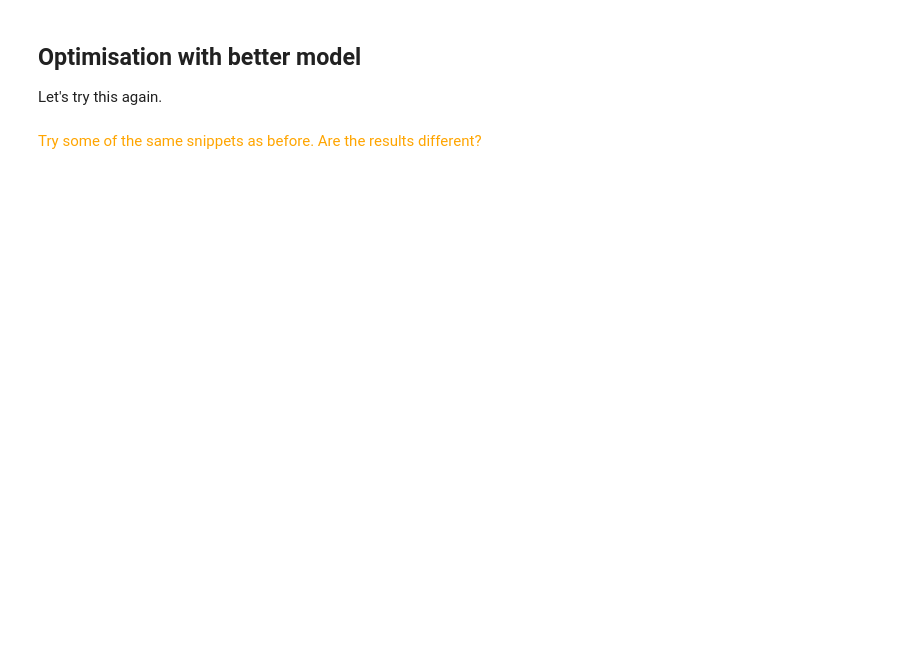
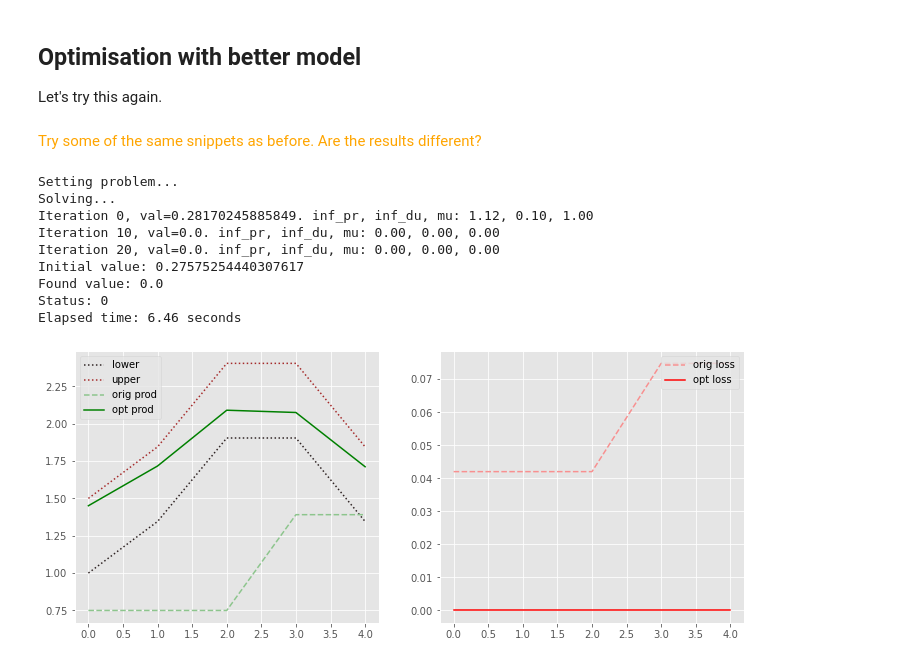
Before and after one commit to sintefmath/Digitalakademi, a Jupyter notebook: Details of Machine Learning and Optimisation/hands on/ML_opt.ipynb, the cells around one changed output. Drawn from its saved outputs; the diff is of its cells as text; code cells hidden in the pictures; blank space fills up the shorter version.

```diff
--- a/Details of Machine Learning and Optimisation/hands on/ML_opt.ipynb
+++ b/Details of Machine Learning and Optimisation/hands on/ML_opt.ipynb
@@ -955,7 +957,7 @@ k_model = KerasRegressor(build_fn=createModel, verbose=0)
 # Define the search
 random_search = RandomizedSearchCV(k_model, param_distributions=param_dist,
                                    scoring = "neg_mean_squared_error",
-                                   n_iter=1, cv=2, iid=False)
+                                   n_iter=1, cv=2)
 # %%
 # Run the search
 random_search.fit(X_train_scaled, y_train_scaled,
@@ -1004,13 +1041,24 @@ model2 = createModel(dropout_frac=random_search.best_params_['dropout_frac'],
 # %%
 # Strict curve
 rows = 5
 init = initial_values[:rows,:]
 
-obj = BetterProblem(rows, model2, fixed_heights, basic_callback, 1.0, 2.0, 0.5, 0.5)
+obj = BetterProblemSparse(rows, model2, fixed_heights, basic_callback, 1.0, 2.0, 0.5, 0.5)
 found = optimize_model(obj, init)
 
 fig, axs = plt.subplots(1,2, figsize=(12,5))
 plot_results(axs, init, found, obj)
+# %% [output]
+Setting problem...
+Solving...
+Iteration 0, val=0.28170245885849. inf_pr, inf_du, mu: 1.12, 0.10, 1.00
+Iteration 10, val=0.0. inf_pr, inf_du, mu: 0.00, 0.00, 0.00
+Iteration 20, val=0.0. inf_pr, inf_du, mu: 0.00, 0.00, 0.00
+Initial value: 0.27575254440307617
+Found value: 0.0
+Status: 0
+Elapsed time: 6.46 seconds
+[figure, added]
 # %%
 # Upper looser curve with step constraint
 rows = 60
```
Also changed, not shown: parts of 6 cells of this notebook.
